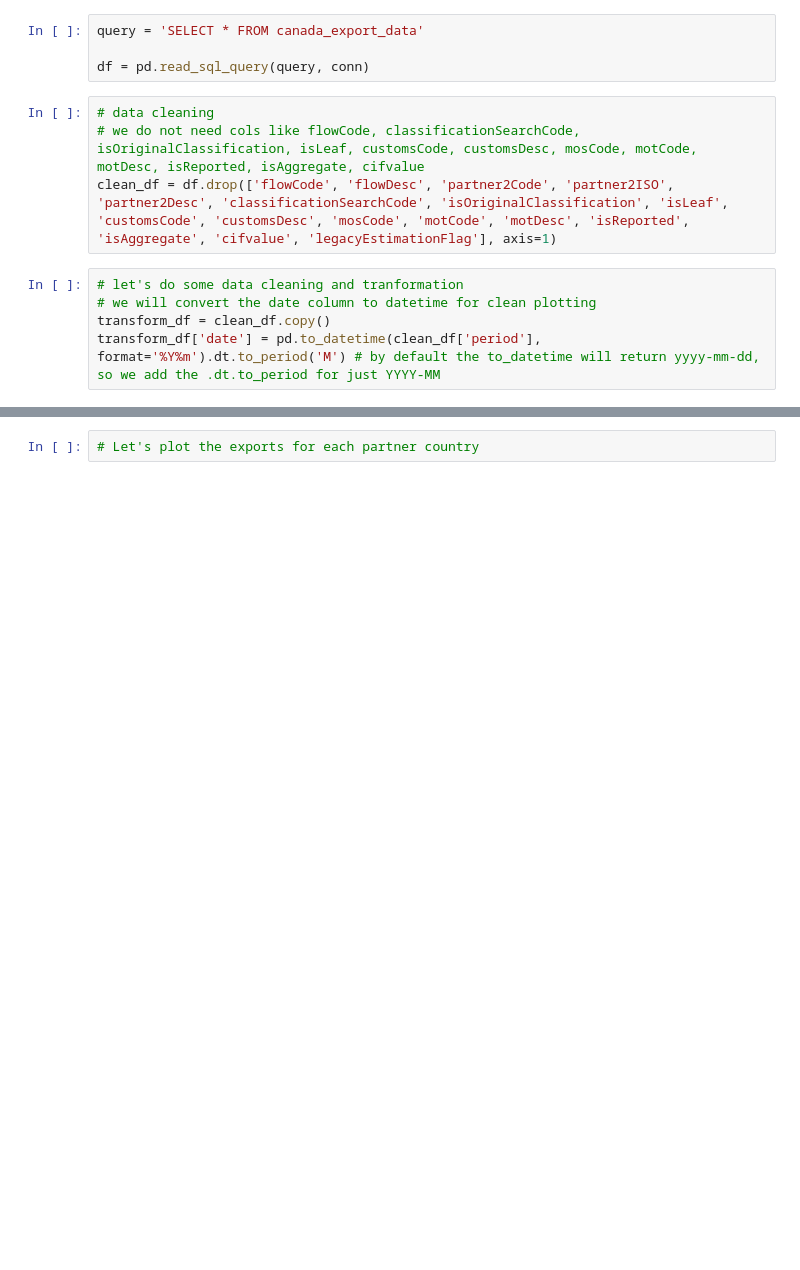
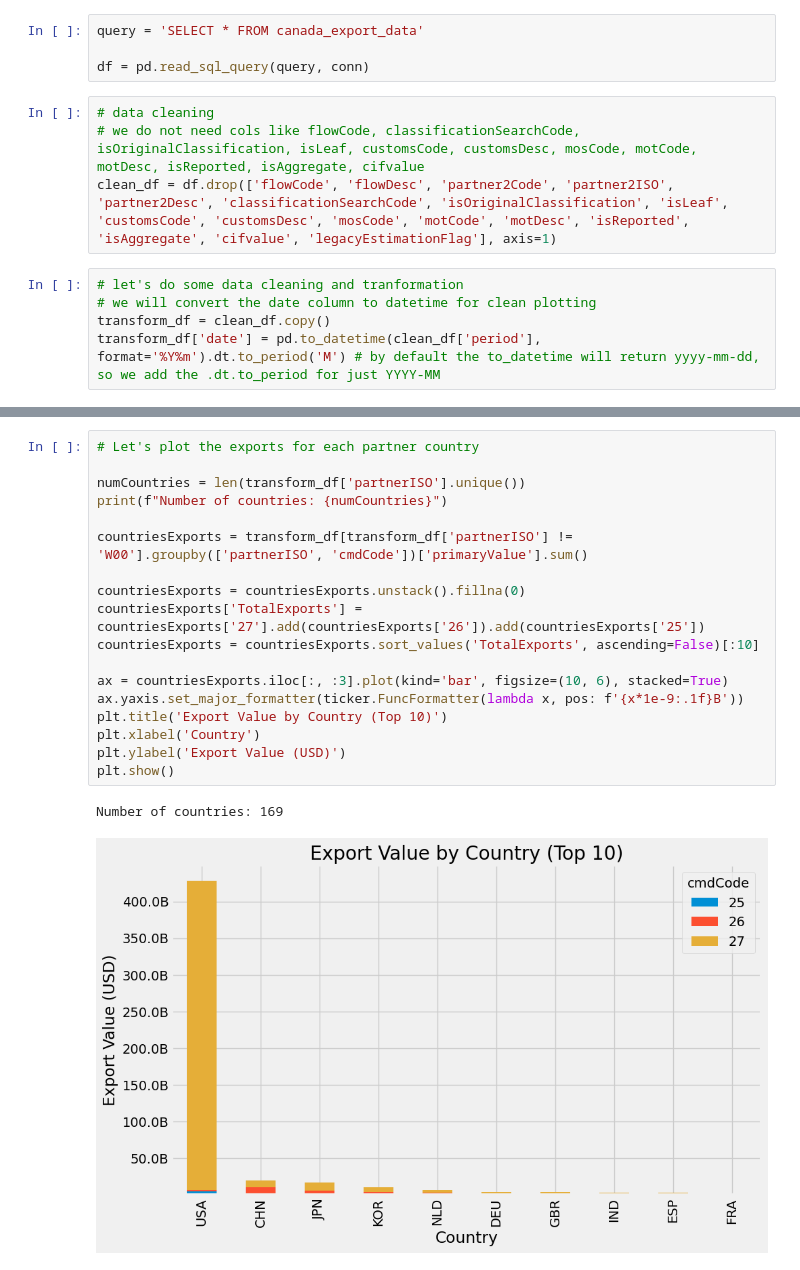
Before and after one commit to VanshSrivastav/CanadaExportAnalysis, a Jupyter notebook: analysis.ipynb, the cells around one changed output, grey strips where cells are left out. Cells and saved outputs as stored; diff of their text form; blank space fills up the shorter version.

```diff
--- a/analysis.ipynb
+++ b/analysis.ipynb
@@ -119,3 +118,22 @@ plt.show()
 [figure]
 # %%
 # Let's plot the exports for each partner country
+
+numCountries = len(transform_df['partnerISO'].unique())
+print(f"Number of countries: {numCountries}")
+
+countriesExports = transform_df[transform_df['partnerISO'] != 'W00'].groupby(['partnerISO', 'cmdCode'])['primaryValue'].sum()
+
+countriesExports = countriesExports.unstack().fillna(0)
+countriesExports['TotalExports'] = countriesExports['27'].add(countriesExports['26']).add(countriesExports['25'])
+countriesExports = countriesExports.sort_values('TotalExports', ascending=False)[:10]
+
+ax = countriesExports.iloc[:, :3].plot(kind='bar', figsize=(10, 6), stacked=True)
+ax.yaxis.set_major_formatter(ticker.FuncFormatter(lambda x, pos: f'{x*1e-9:.1f}B'))
+plt.title('Export Value by Country (Top 10)')
+plt.xlabel('Country')
+plt.ylabel('Export Value (USD)')
+plt.show()
+# %% [output]
+Number of countries: 169
+[figure, added]
```
Also changed, not shown: parts of 3 cells of this notebook, 1 other file.
